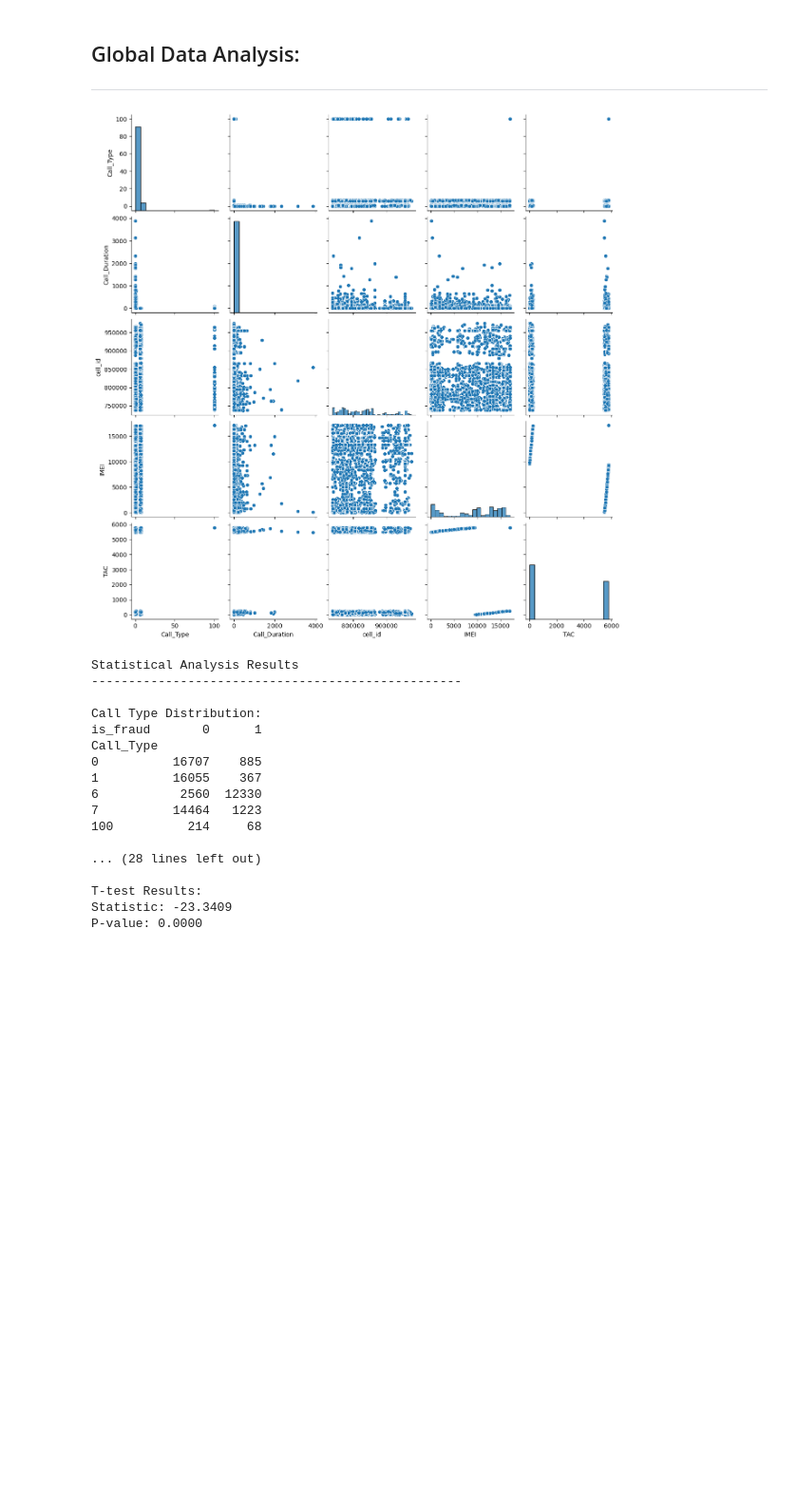
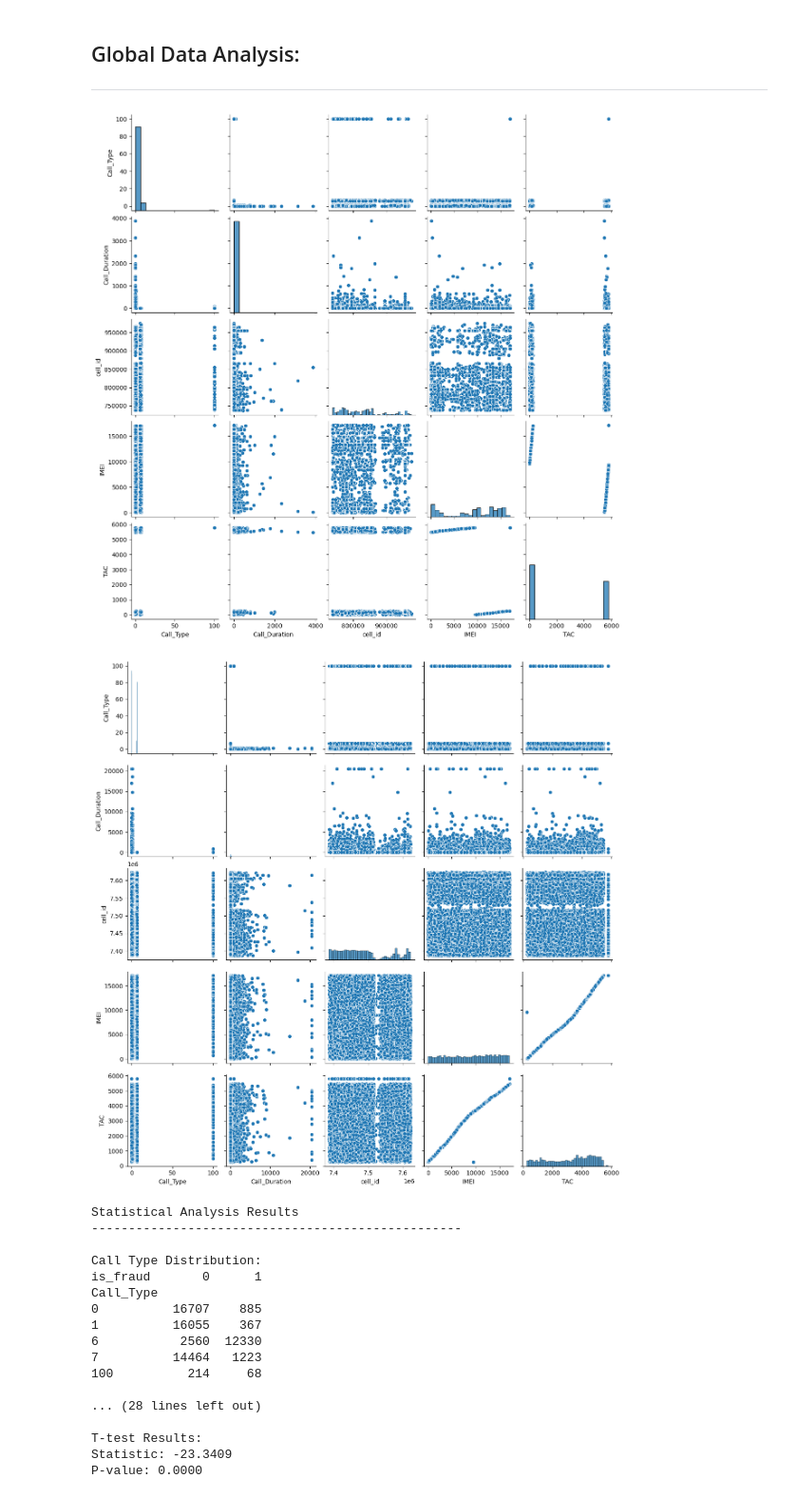
Before and after one commit to Hyp3rDM/djezzy-fraud, a Jupyter notebook: notebooks/2-EDA.ipynb, the cells around one changed output. Shown at 95% size. Drawn from its saved outputs; the diff is of its cells as text; code cells hidden in the pictures; blank space fills up the shorter version.

```diff
--- a/notebooks/2-EDA.ipynb
+++ b/notebooks/2-EDA.ipynb
@@ -566,10 +566,12 @@ location_analysis(non_fraud)
 # %%
 # Select the attributes you want to visualize
 selected_attributes = ['Call_Type' , 'Call_Duration','cell_id','IMEI','TAC','DESTINATION','DESTINATION_CAT']
 sns.pairplot(fraud[selected_attributes])
+sns.pairplot(non_fraud[selected_attributes])
 plt.show()
 # %% [output]
 [figure]
+[figure, added]
 # %%
 def perform_statistical_tests(fraud_df, non_fraud_df):
     # 1. Prepare the data
```
Also changed, not shown: parts of 1 cell of this notebook, 1 other file.
